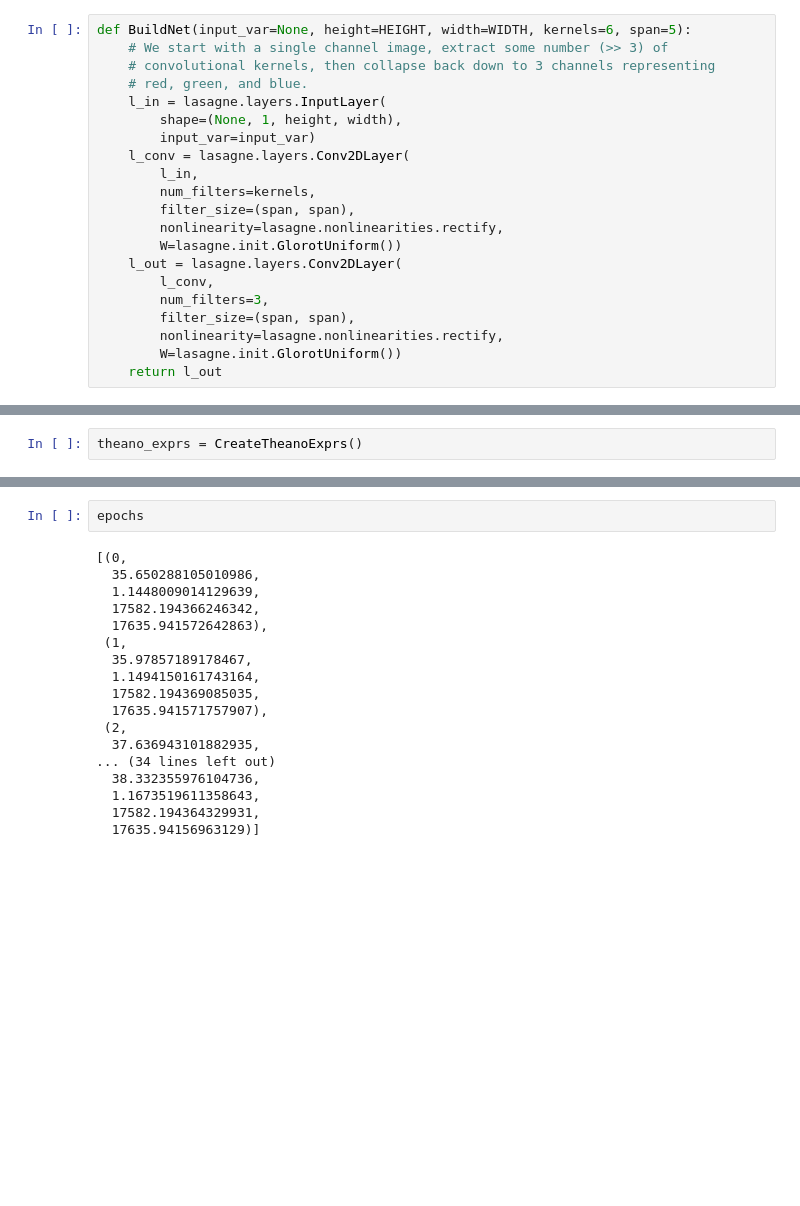
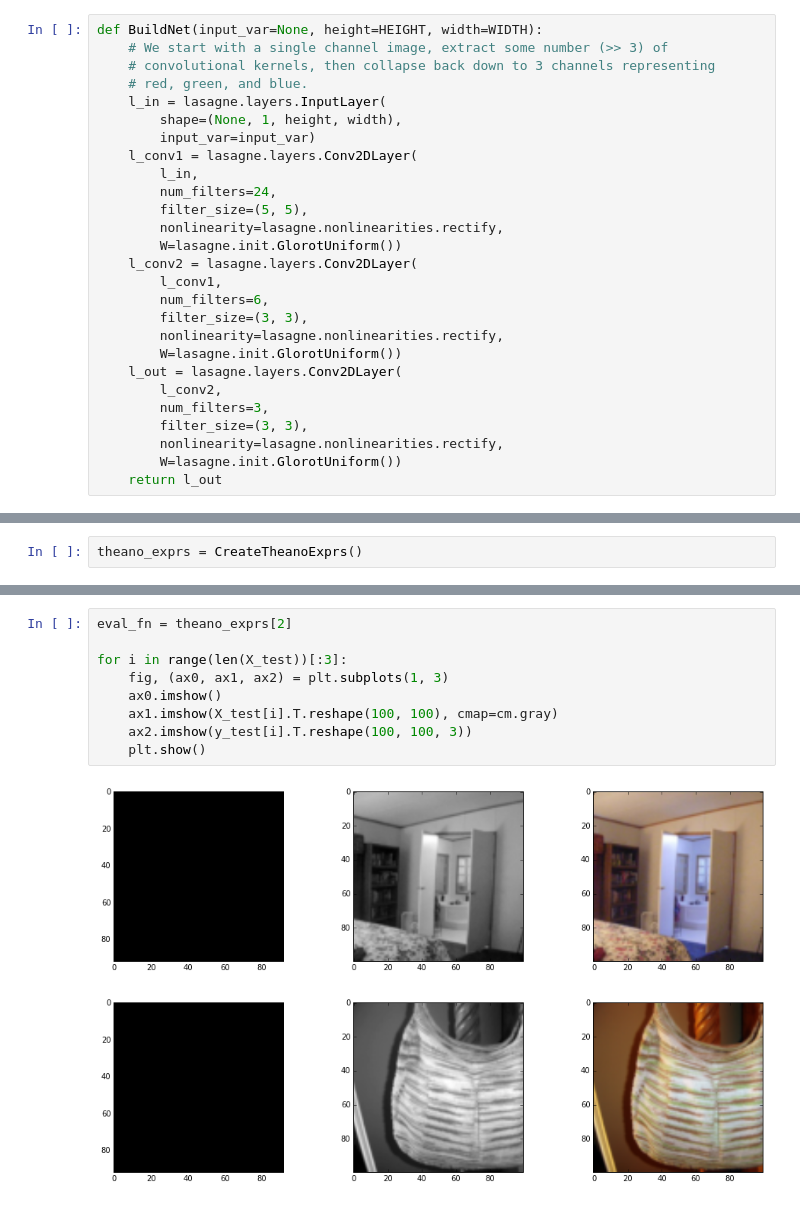
Before and after one commit to jeffschecter/colorize, a Jupyter notebook: Naive Methods.ipynb, the cells around one changed output, grey strips where cells are left out. Drawn from its saved outputs; the diff is of its cells as text; blank space fills up the shorter version.

```diff
--- a/Naive Methods.ipynb
+++ b/Naive Methods.ipynb
@@ -186,23 +186,29 @@ y_val = np.array([c.T for c, _ in val])
 X_train = np.array([g.reshape(HEIGHT, WIDTH, 1).T for _, g in train])
 y_train = np.array([c.T for c, _ in train])
 # %%
-def BuildNet(input_var=None, height=HEIGHT, width=WIDTH, kernels=6, span=5):
+def BuildNet(input_var=None, height=HEIGHT, width=WIDTH):
     # We start with a single channel image, extract some number (>> 3) of
     # convolutional kernels, then collapse back down to 3 channels representing
     # red, green, and blue.
     l_in = lasagne.layers.InputLayer(
         shape=(None, 1, height, width),
         input_var=input_var)
-    l_conv = lasagne.layers.Conv2DLayer(
+    l_conv1 = lasagne.layers.Conv2DLayer(
         l_in,
-        num_filters=kernels,
-        filter_size=(span, span),
+        num_filters=24,
+        filter_size=(5, 5),
+        nonlinearity=lasagne.nonlinearities.rectify,
+        W=lasagne.init.GlorotUniform())
+    l_conv2 = lasagne.layers.Conv2DLayer(
+        l_conv1,
+        num_filters=6,
+        filter_size=(3, 3),
         nonlinearity=lasagne.nonlinearities.rectify,
         W=lasagne.init.GlorotUniform())
     l_out = lasagne.layers.Conv2DLayer(
-        l_conv,
+        l_conv2,
         num_filters=3,
-        filter_size=(span, span),
+        filter_size=(3, 3),
         nonlinearity=lasagne.nonlinearities.rectify,
         W=lasagne.init.GlorotUniform())
     return l_out
@@ -335,20 +358,12 @@ Finished Epoch 0:
-# %%
-epochs
-# %% [output]
-[(0,
-  35.650288105010986,
-  1.1448009014129639,
-  17582.194366246342,
-  17635.941572642863),
- (1,
-  35.97857189178467,
-  1.1494150161743164,
-  17582.194369085035,
-  17635.941571757907),
- (2,
-  37.636943101882935,
-... (34 lines left out)
-  38.332355976104736,
-  1.1673519611358643,
-  17582.194364329931,
-  17635.94156963129)]
+# %%
+eval_fn = theano_exprs[2]
+
+for i in range(len(X_test))[:3]:
+    fig, (ax0, ax1, ax2) = plt.subplots(1, 3)
+    ax0.imshow()
+    ax1.imshow(X_test[i].T.reshape(100, 100), cmap=cm.gray)
+    ax2.imshow(y_test[i].T.reshape(100, 100, 3))
+    plt.show()
+# %% [output]
+[figure, added]
+[figure, added]
```
Also changed, not shown: parts of 5 cells of this notebook.
